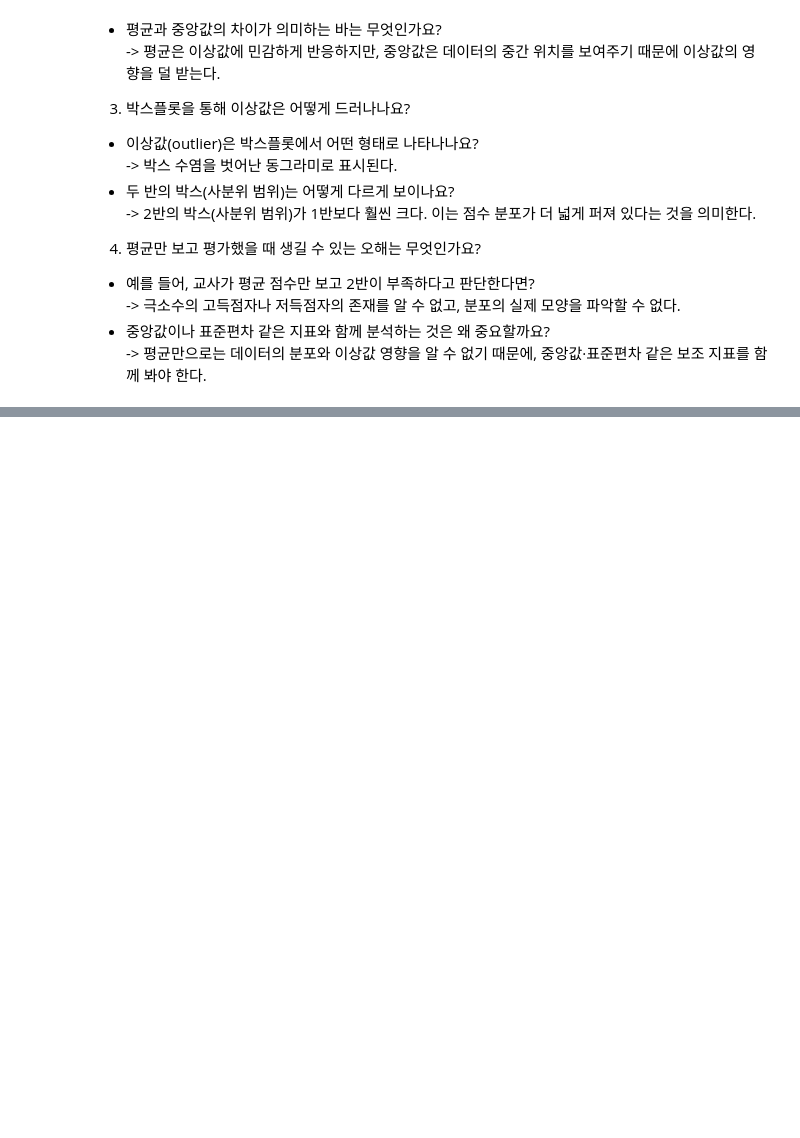
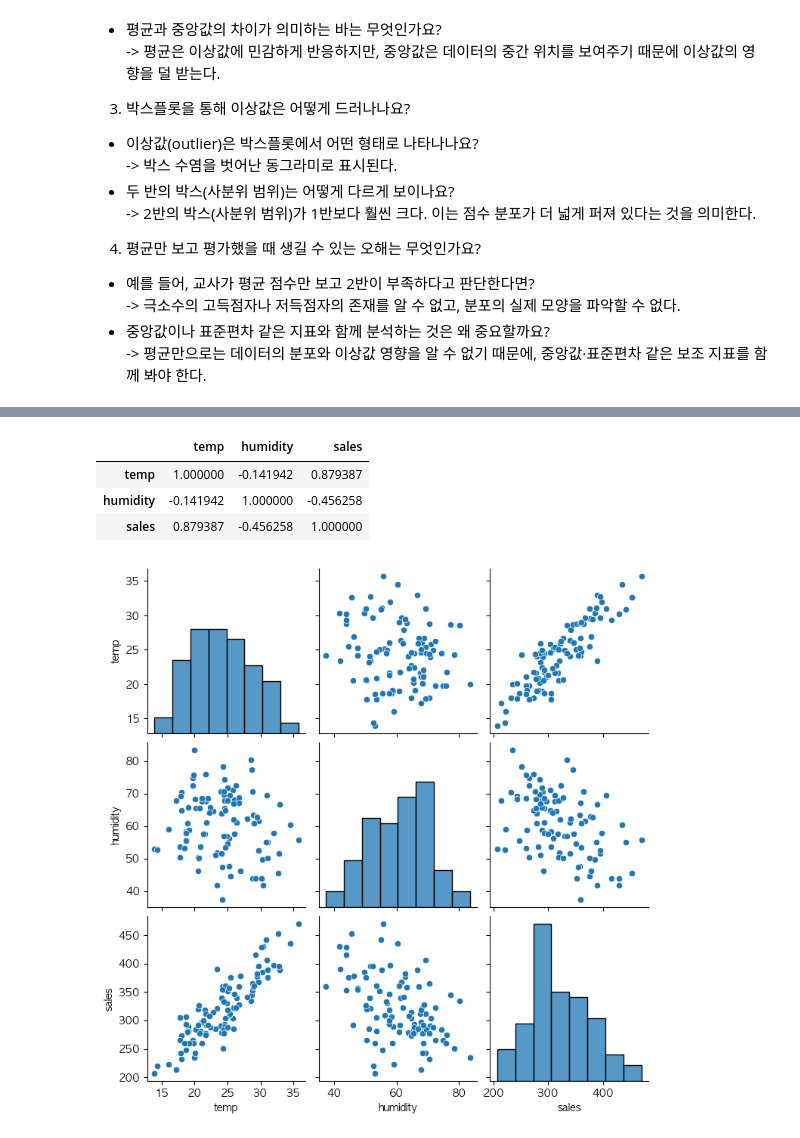
Before and after one commit to twinklefins/modu_project, a Jupyter notebook: 통계101_Day01_실습 .ipynb, the cells around one changed output, grey strips where cells are left out. Drawn from its saved outputs; the diff is of its cells as text; code cells hidden in the pictures; blank space fills up the shorter version.

```diff
--- a/통계101_Day01_실습 .ipynb
+++ b/통계101_Day01_실습 .ipynb
@@ -311,0 +463,24 @@ plt.show()
+# %%
+# 데이터 생성
+np.random.seed(2025)
+
+temp = np.random.normal(25, 5, 100)
+humidity = np.random.normal(60, 10, 100)
+sales = temp * 10 - humidity * 2 + np.random.normal(0, 20, 100) + 200
+
+df6 = pd.DataFrame({'temp': temp, 'humidity': humidity, 'sales': sales})
+# %%
+# 상관계수 행렬 출력
+corr = df6.corr()
+corr
+# %% [output]
+|  | temp | humidity | sales |
+| temp | 1.000000 | -0.141942 | 0.879387 |
+| humidity | -0.141942 | 1.000000 | -0.456258 |
+| sales | 0.879387 | -0.456258 | 1.000000 |
+# %%
+# 페어플롯(pairplot) 시각화
+sns.pairplot(df6)
+plt.show()
+# %% [output]
+[figure, added]
```
Also changed, not shown: parts of 10 cells of this notebook.
